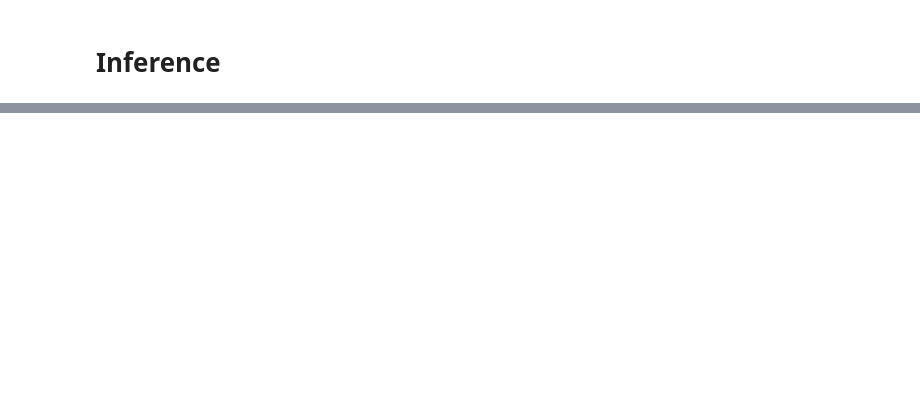
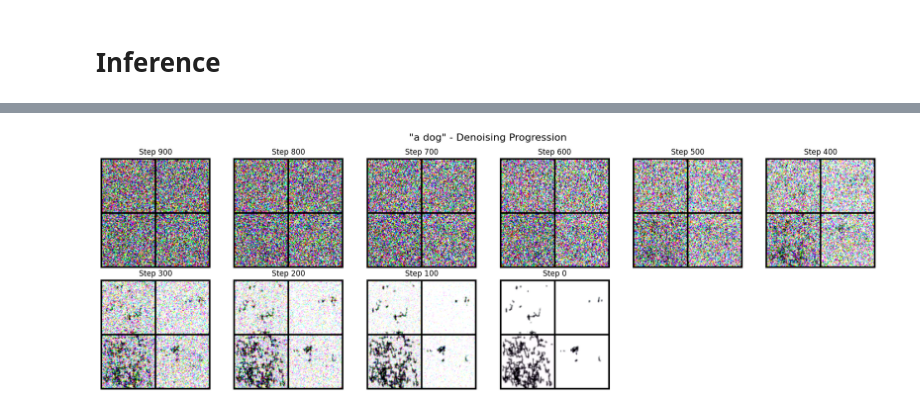
Before and after one commit to dhyutin/Diffusion-from-scratch, a Jupyter notebook: conditional_ddpm.ipynb, the cells around one changed output, grey strips where cells are left out. Cells and saved outputs as stored; diff of their text form; code cells hidden in the pictures; blank space fills up the shorter version.

Commit message:
conditional

```diff
--- a/conditional_ddpm.ipynb
+++ b/conditional_ddpm.ipynb
@@ -201,6 +201,10 @@ class TextEncoder(nn.Module):
         super().__init__()
         self.tokenizer = CLIPTokenizer.from_pretrained("openai/clip-vit-base-patch32")
         self.text_model = CLIPTextModel.from_pretrained("openai/clip-vit-base-patch32")
+
+        # Freeze text encoder (because we don't want)
+        for param in self.text_model.parameters():
+            param.requires_grad = False
 
     def forward(self, text_prompts):
         # Tokenize
@@ -218,7 +222,7 @@ class TimeEmbedding(nn.Module):
 
         self.mlp = nn.Sequential(
             nn.Linear(dim, dim*4),
-            nn.SiLU(), # swish activation fn
+            nn.SiLU(),
             nn.Linear(dim*4, dim)
         )
 
@@ -230,7 +234,6 @@ class TimeEmbedding(nn.Module):
 
         args = t.float().unsqueeze(1) * freqs.unsqueeze(0)
 
-
         # build embeddings
         embeddings = torch.cat([torch.sin(args), torch.cos(args)], dim=-1)
 
@@ -379,7 +382,7 @@ class UNet(nn.Module):
 device = "cuda"
 
 model = UNet(in_channels=3, base_channels=64, time_dim=128).to(device)
-model = nn.DataParallel(model)
+# model = nn.DataParallel(model)
 
 # eps_pred = model(x_t, t)
 
@@ -430,64 +434,89 @@ Original Traceback (most recent call last):
 # Inference
 # %%
 @torch.no_grad()
-def p_sample(model, x_t, t):
-
+def p_sample_conditional(model, x_t, t, text_prompt, guidance_scale=7.5):
     beta_t = betas[t]
     alpha_t = alphas[t]
     alpha_bar_t = alpha_bar[t]
 
-    # predict noise at this time step
-    eps_theta = model(x_t, torch.tensor([t], device=x_t.device).repeat(x_t.size(0)))
+    batch_size = x_t.size(0)
+    t_tensor = torch.tensor([t], device=x_t.device).repeat(batch_size)
 
-    # compute the DDPM mean
+    # Classifier-free guidance
+    eps_cond = model(x_t, t_tensor, [text_prompt] * batch_size)
+    eps_uncond = model(x_t, t_tensor, [""] * batch_size)
+    eps_theta = eps_uncond + guidance_scale * (eps_cond - eps_uncond)
+
+    # DDPM reverse step
     coef1 = 1 / torch.sqrt(alpha_t)
     coef2 = beta_t / torch.sqrt(1 - alpha_bar_t)
-
     mean = coef1 * (x_t - coef2 * eps_theta)
 
-    # final step
     if t == 0:
         return mean
     noise = torch.randn_like(x_t)
     return mean + torch.sqrt(beta_t) * noise
 
 
-
 @torch.no_grad()
-def sample_images_progress(model, num_images=1, img_size=64, save_every=10):
+def sample_images_with_text(model, text_prompt, num_images=4, img_size=64,
+                            guidance_scale=7.5, save_every=100):
     x = torch.randn(num_images, 3, img_size, img_size).to(device)
 
-    all_samples = {}  # to store step → image
+    saved_steps = {}
 
-    for step in reversed(range(T)):   # T → 0
-        x = p_sample(model, x, step)
+    # Denoise step by step
+    for step in reversed(range(T)):
+        x = p_sample_conditional(model, x, step, text_prompt, guidance_scale)
 
-        if step % save_every == 0 or step == 0:   # save at intervals
-            # convert from [-1,1] to [0,1]
+        # Save at intervals
+        if step % save_every == 0 or step == 0:
             x_vis = (x.clamp(-1, 1) + 1) / 2
-            all_samples[step] = x_vis.clone().cpu()
+            saved_steps[step] = x_vis.clone().cpu()
 
-    return all_samples
+    return saved_steps
 
 
-def show_progress(samples_dict):
-    for step, imgs in sorted(samples_dict.items(), reverse=True):
+# Generate images with progression
+model.eval()
+
+text_prompt = "a dog"
+
+progression = sample_images_with_text(
+    model,
+    text_prompt=text_prompt,
+    num_images=4,
+    img_size=64,
+    guidance_scale=7.5,
+    save_every=100
+)
+
+# Display progression
+print(f"Generated images for: '{text_prompt}'")
+fig, axes = plt.subplots(2, 6, figsize=(18, 6))
+axes = axes.flatten()
+
+for idx, (step, imgs) in enumerate(sorted(progression.items(), reverse=True)):
+    if idx < 12:
         grid = vutils.make_grid(imgs, nrow=2)
-        plt.figure(figsize=(6,6))
-        plt.title(f"Step {step}")
-        plt.imshow(grid.permute(1,2,0).numpy())
-        plt.axis("off")
-        plt.show()
+        axes[idx].imshow(grid.permute(1, 2, 0).numpy())
+        axes[idx].set_title(f'Step {step}')
+        axes[idx].axis('off')
 
 
-model.eval()
+for idx in range(len(progression), 12):
+    axes[idx].axis('off')
 
-samples_dict = sample_images_progress(
-    model,
-    num_images=4,
-    img_size=64,
-    save_every=10
-)
+plt.suptitle(f'"{text_prompt}" - Denoising Progression', fontsize=16)
+plt.tight_layout()
+plt.show()
 
-show_progress(samples_dict)
+
+final_images = progression[0]
+grid = vutils.make_grid(final_images, nrow=2)
+plt.figure(figsize=(8, 8))
+plt.imshow(grid.permute(1, 2, 0).numpy())
+plt.axis('off')
+plt.title(f'Final: "{text_prompt}"')
+plt.show()
 # %% [output]
@@ -494,0 +524 @@ KeyboardInterrupt:
+[figure, added]
```
Also changed, not shown: parts of 2 cells of this notebook.
